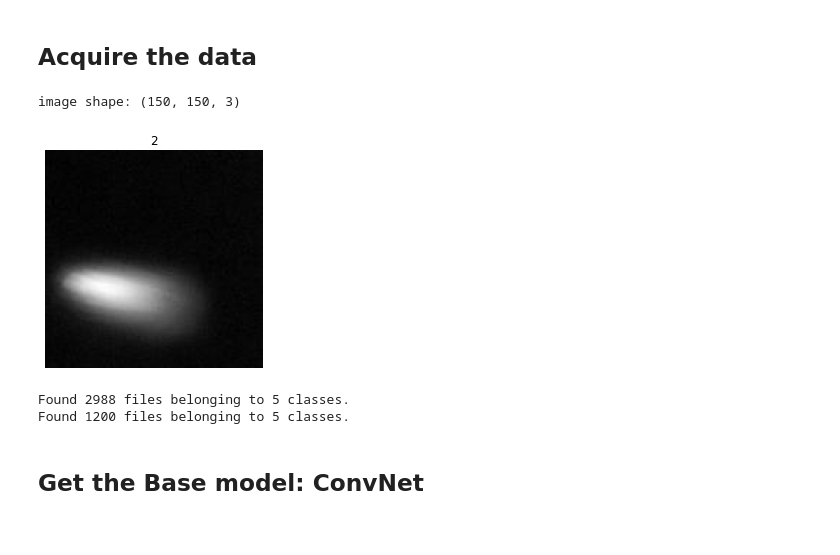
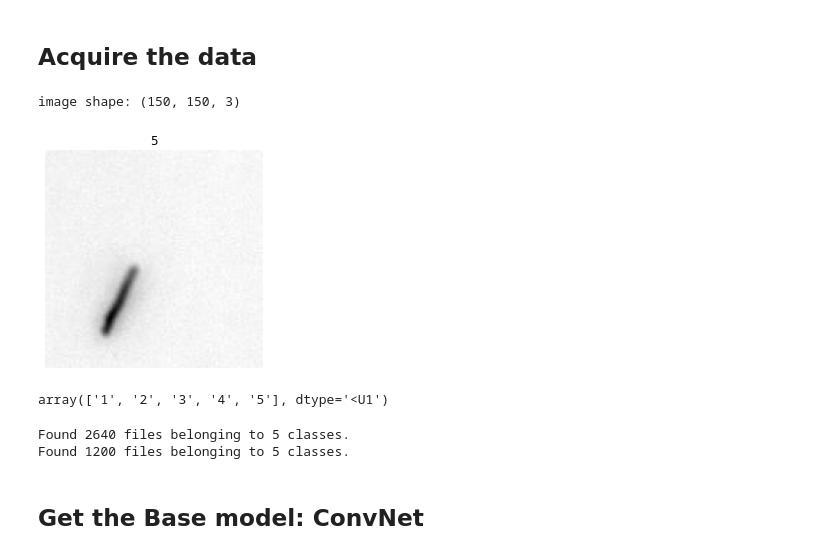
Before and after one commit to jsong55/Machine_Learning, a Jupyter notebook: AF_classification_using_ConvNet2022.ipynb, the cells around one changed output. Drawn from its saved outputs; the diff is of its cells as text; code cells hidden in the pictures.

```diff
--- a/AF_classification_using_ConvNet2022.ipynb
+++ b/AF_classification_using_ConvNet2022.ipynb
@@ -34,23 +39,27 @@ TF_functions.py     100%[===================>]  10.50K  --.-KB/s    in 0s
 # %% [markdown]
 ## Acquire the data
 # %%
-zip_ref = zipfile.ZipFile("/content/drive/MyDrive/python_torturial/NW_image_quality_50tests_rgb.zip","r")
+zip_ref = zipfile.ZipFile("/content/drive/MyDrive/python_torturial/NW_image_quality_50tests_rgb_revserved.zip","r")
 zip_ref.extractall()
 zip_ref.close()
 
 # Setup the train and test directories
-train_dir = "NW_image_quality_50tests_rgb/train/"
-test_dir = "NW_image_quality_50tests_rgb/test/"
+train_dir = "NW_image_quality_50tests_rgb_revserved/train/"
+test_dir = "NW_image_quality_50tests_rgb_revserved/test/"
+
 # visualize
 data_dir = pathlib.Path(train_dir)
 class_names = np.array(sorted([item.name for item in data_dir.glob('*')]))
-class_names
 
 img = view_random_image(target_dir=train_dir,
               target_class=random.choice(class_names))
 # %% [output]
 image shape: (150, 150, 3)
-[figure, old version]
+[figure, new version]
+# %%
+class_names
+# %% [output]
+array(['1', '2', '3', '4', '5'], dtype='<U1')
 # %%
 IMAGE_SIZE = (150,150)
 train_data = tf.keras.preprocessing.image_dataset_from_directory(directory=train_dir,
@@ -64,7 +73,7 @@ test_data = tf.keras.preprocessing.image_dataset_from_directory(directory=test_d
                                   label_mode="categorical",
                                   batch_size=32)
 # %% [output]
-Found 2988 files belonging to 5 classes.
+Found 2640 files belonging to 5 classes.
 Found 1200 files belonging to 5 classes.
 # %% [markdown]
 ## Get the Base model: ConvNet
```
Also changed, not shown: parts of 4 cells of this notebook.
